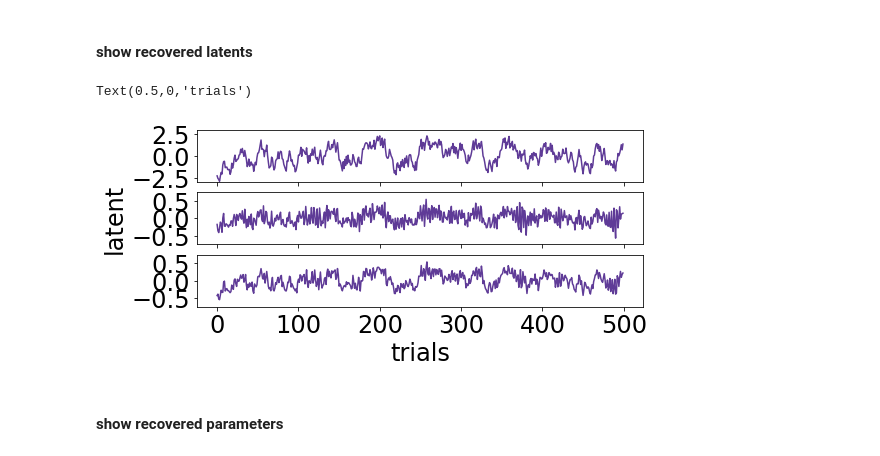
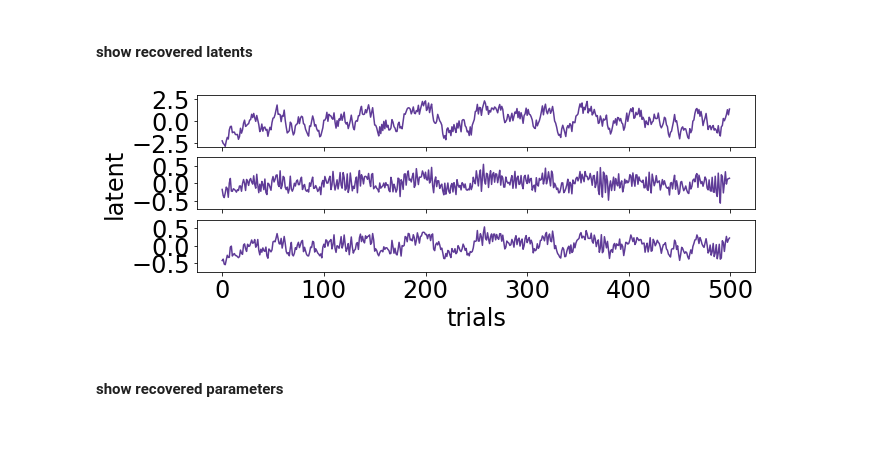
Before and after one commit to irisstone/bestLDS, a Jupyter notebook: figures/fig4.ipynb, the cells around one changed output. Cells and saved outputs as stored; diff of their text form; code cells hidden in the pictures.

Commit message:
plots for recovered latents and params

```diff
--- a/figures/fig4.ipynb
+++ b/figures/fig4.ipynb
@@ -245,22 +245,21 @@ plt.ylabel('choice')
 #### show recovered latents
 # %%
 fig, axs = plt.subplots(3,1,sharex=True)
-fig.set_size_inches(8, 3.25)
+fig.set_size_inches(10, 3.25)
 
 ix1 = 11510
 ntrials = 500
 yaxis_limits = np.array([[-3,3],[-0.75,0.75],[-0.75,0.75]])
 for i in range(3):
     axs[i].plot(x_sim[ix1:ix1+ntrials,i],'-',color=colors[0])
     if i==1:
         axs[i].set_ylabel('latent')
     axs[i].set_ylim(yaxis_limits[i])
 
 plt.xlabel('trials')
 plt.savefig('saved_images/fig4_recovered_latents.pdf', transparent=True)
 # %% [output]
-Text(0.5,0,'trials')
-[figure, old version]
+[figure, new version]
 # %% [markdown]
 #### show recovered parameters
 # %%
```
